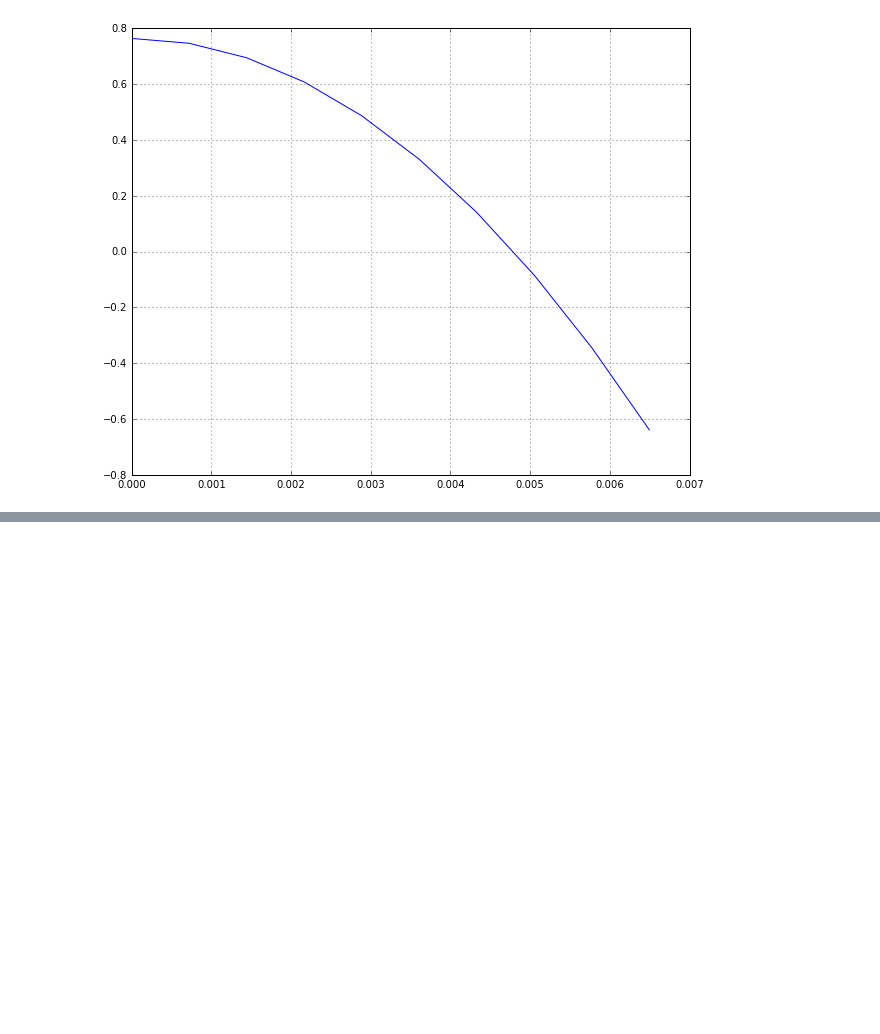
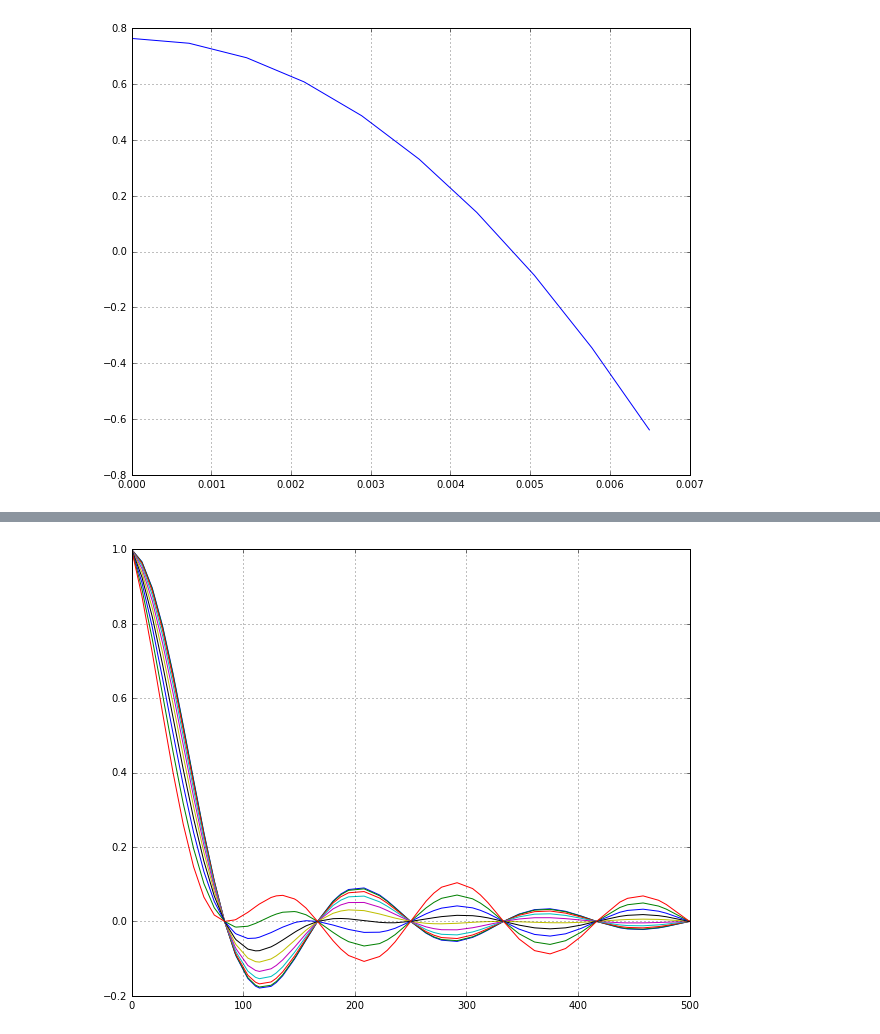
Before and after one commit to derekjgriffith/nbMORTICIA, a Jupyter notebook: sensor/03a-LensTutorial.ipynb, the cells around one changed output, grey strips where cells are left out. Cells and saved outputs as stored; diff of their text form; code cells hidden in the pictures; blank space fills up the shorter version.

```diff
--- a/sensor/03a-LensTutorial.ipynb
+++ b/sensor/03a-LensTutorial.ipynb
@@ -85,3 +91,18 @@ plt.plot(mylens.mtf['fldz'], mylens.mtf[2,0,:])
 plt.grid()
 # %% [output]
 [figure]
+# %%
+# Create a CCD Focal Plane Array model for the Kodak KAI11002 sensor
+# First read the spectral quantum efficiency data
+KodakKA11002_SQE = np.genfromtxt('./data/fpa/KodakKAI11002_SQE.csv', delimiter=',', skip_header=1)
+# Convert to a DataArray
+KodakKA11002_SQE = xray.DataArray(KodakKA11002_SQE[:,1], [('wvl', KodakKA11002_SQE[:,0], {'units': 'um'})],
+                                  name='sqe', attrs={'units':''})
+# %%
+# Instantiate the FocalPlaneArray object
+CCD = electro.FocalPlaneArray(pitch=[12.0, 6.0, 'um'], aperture=[9.0, 'um'], pixels=[4008, 2672], wellcapacity=[60000.0, 'e'],
+                              readnoise=[32.0, 'e'], darkcurrent=[3846.0, 'e/s'], dsnu=[3.0, '%'], prnu=[2.0, '%'],
+                              sqe=KodakKA11002_SQE, darkcurrent_delta_t=[7.0, 'delta_degC'], t_ref=[40.0, 'degC'],
+                              temperature=[25.0, 'degC'])
+# Print the dark current value at operating temperature of 25.0 deg C
+print 'Dark Current ', CCD.darkcurrent, ' e/s at CCD Temperature ', CCD.temperature, ' deg C'
@@ -87,0 +111,5 @@ plt.grid()
+# %%
+
+a,b =  xd_harmonise_interp((CCD.mtf, mylens.mtf))
+c = a*b
+c
@@ -88 +134,8 @@ plt.grid()
+# %%
+plt.plot(c['spf'], c[:,0,0,:])
+plt.ylim([-0.2,1])
+plt.xlim([0.0, 500])
+plt.grid()
+# %% [output]
+[figure, added]
 # %%
```
Also changed, not shown: parts of 8 cells of this notebook, 1 other file.
